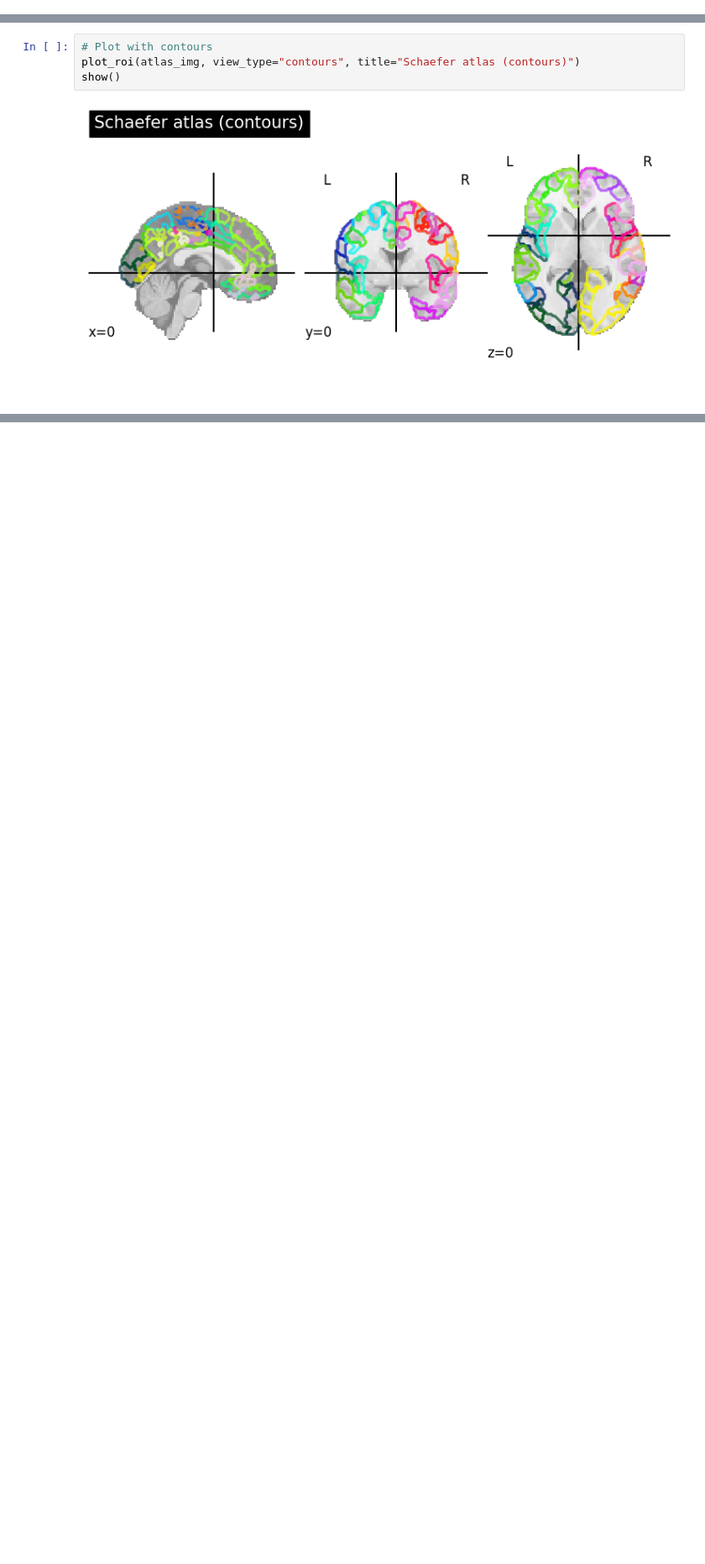
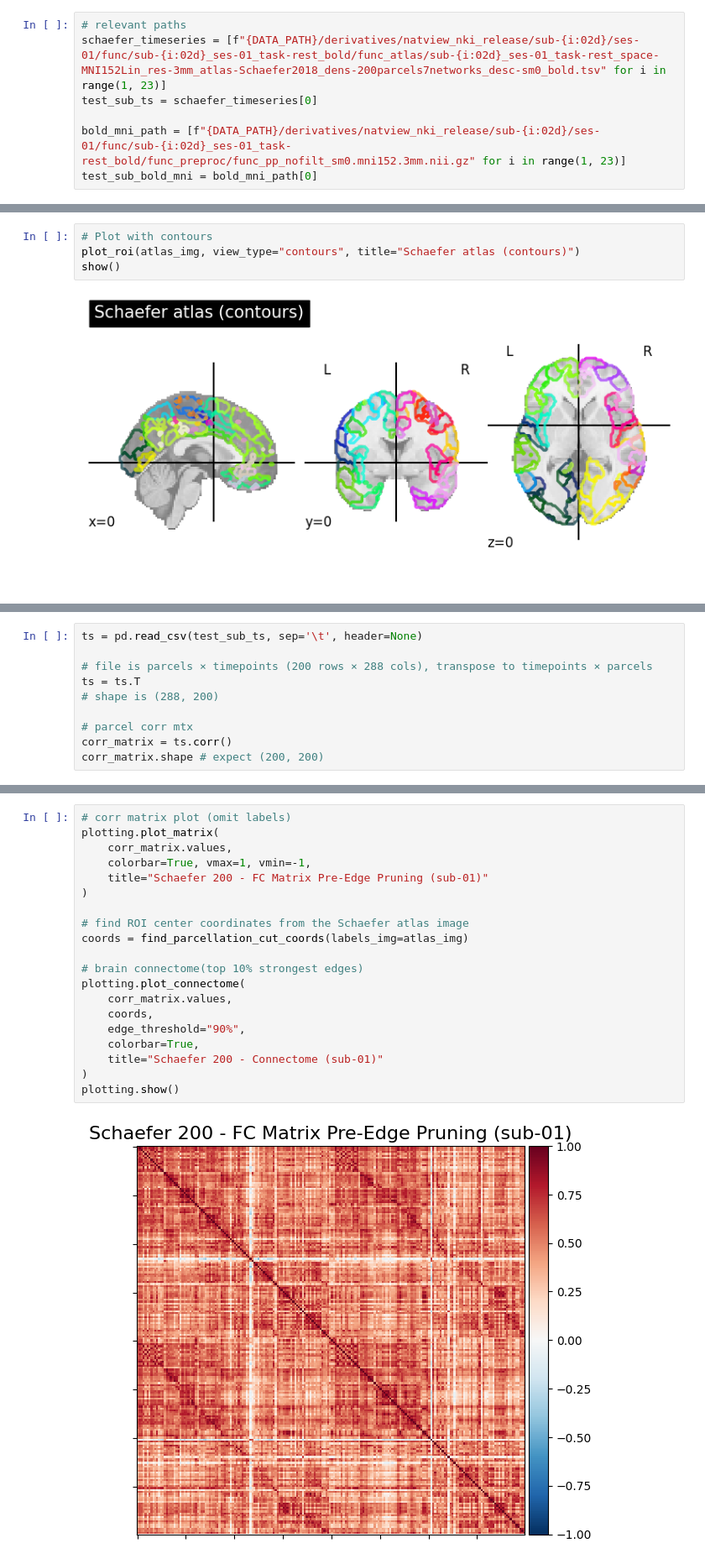
Before and after one commit to maggoatt/KD_fMRI_EEG_Omics, a Jupyter notebook: preprocessing/fmri_preprocessing/notebook.ipynb, the cells around one changed output, grey strips where cells are left out. Shown at 84% size. Drawn from its saved outputs; the diff is of its cells as text; blank space fills up the shorter version.

Commit message:
corr mtx for schaefer and combined with subcortical

```diff
--- a/preprocessing/fmri_preprocessing/notebook.ipynb
+++ b/preprocessing/fmri_preprocessing/notebook.ipynb
@@ -16,3 +32,10 @@ test_sub = subjects[0] # subject 01, i.e. 'sub-01'
 test_sub
 # %% [output]
 '/Users/maggiezhang/hpc-lab/Projects/Hypergraphsciousness/datasets/natview/rawdata/sub-01'
+# %%
+# relevant paths
+schaefer_timeseries = [f"{DATA_PATH}/derivatives/natview_nki_release/sub-{i:02d}/ses-01/func/sub-{i:02d}_ses-01_task-rest_bold/func_atlas/sub-{i:02d}_ses-01_task-rest_space-MNI152Lin_res-3mm_atlas-Schaefer2018_dens-200parcels7networks_desc-sm0_bold.tsv" for i in range(1, 23)]
+test_sub_ts = schaefer_timeseries[0]
+
+bold_mni_path = [f"{DATA_PATH}/derivatives/natview_nki_release/sub-{i:02d}/ses-01/func/sub-{i:02d}_ses-01_task-rest_bold/func_preproc/func_pp_nofilt_sm0.mni152.3mm.nii.gz" for i in range(1, 23)]
+test_sub_bold_mni = bold_mni_path[0]
@@ -78,0 +106,10 @@ Timeseries shape: (288, 185)
+# %%
+ts = pd.read_csv(test_sub_ts, sep='\t', header=None)
+
+# file is parcels × timepoints (200 rows × 288 cols), transpose to timepoints × parcels
+ts = ts.T
+# shape is (288, 200)
+
+# parcel corr mtx
+corr_matrix = ts.corr()
+corr_matrix.shape # expect (200, 200)
@@ -78,0 +118,22 @@ Timeseries shape: (288, 185)
+# %%
+# corr matrix plot (omit labels)
+plotting.plot_matrix(
+    corr_matrix.values,
+    colorbar=True, vmax=1, vmin=-1,
+    title="Schaefer 200 - FC Matrix Pre-Edge Pruning (sub-01)"
+)
+
+# find ROI center coordinates from the Schaefer atlas image
+coords = find_parcellation_cut_coords(labels_img=atlas_img)
+
+# brain connectome(top 10% strongest edges)
+plotting.plot_connectome(
+    corr_matrix.values,
+    coords,
+    edge_threshold="90%",
+    colorbar=True,
+    title="Schaefer 200 - Connectome (sub-01)"
+)
+plotting.show()
+# %% [output]
+[figure, added]
```
Also changed, not shown: parts of 13 cells of this notebook, 5 other files.
